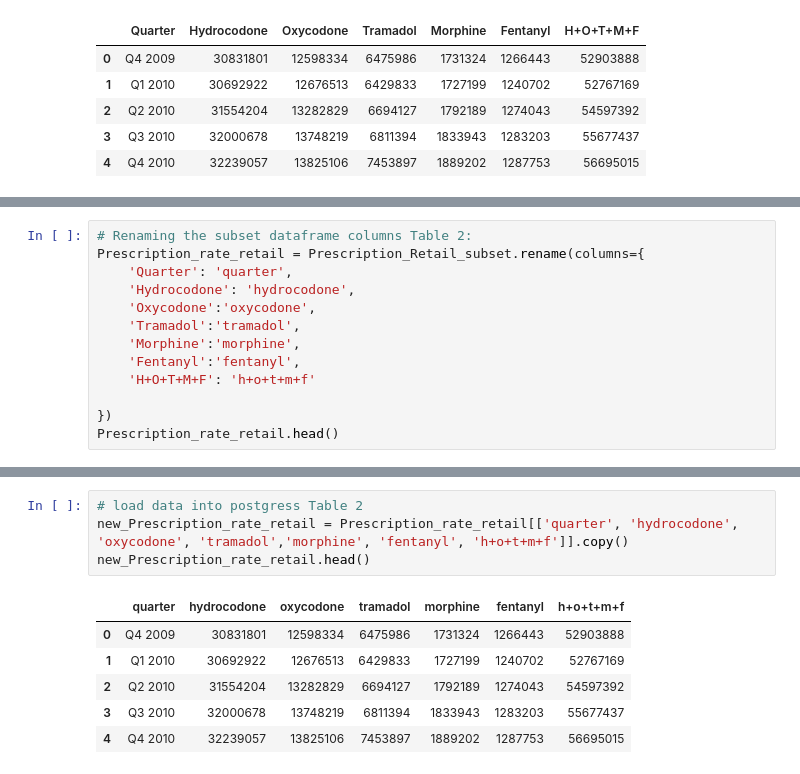
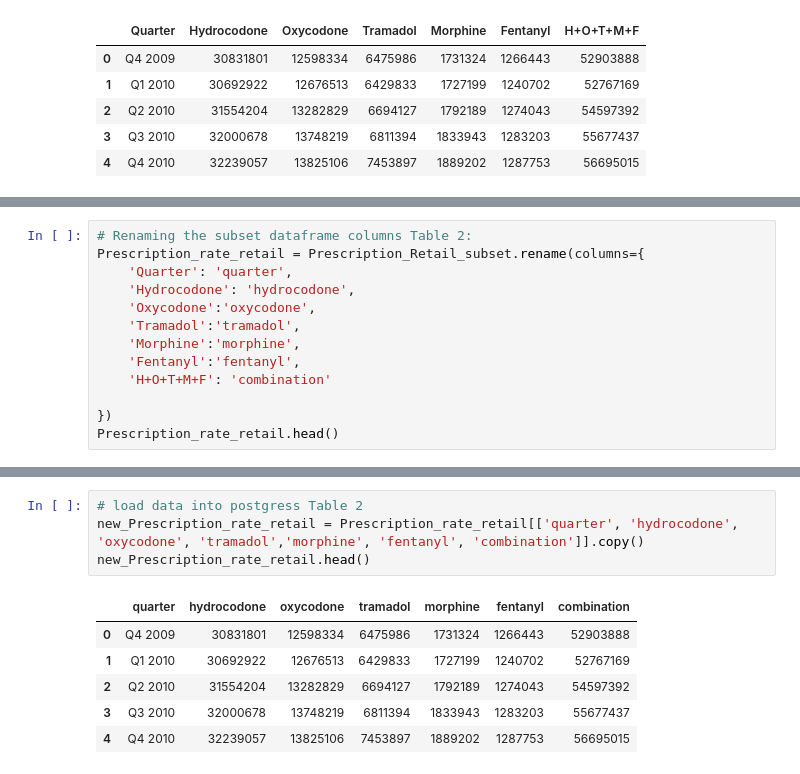
Before and after one commit to Chahnaz-Kbaisi/ETL-Project, a Jupyter notebook: Part_1/Opioid_Pres.ipynb, the cells around one changed output, grey strips where cells are left out. Saved outputs shown, nothing was run; the diff lists cells and outputs as text.

```diff
--- a/Part_1/Opioid_Pres.ipynb
+++ b/Part_1/Opioid_Pres.ipynb
@@ -145,7 +145,7 @@ Prescription_rate_retail = Prescription_Retail_subset.rename(columns={
     'Tramadol':'tramadol',
     'Morphine':'morphine',
     'Fentanyl':'fentanyl',
-    'H+O+T+M+F': 'h+o+t+m+f'
+    'H+O+T+M+F': 'combination'
 
 })
 Prescription_rate_retail.head()
@@ -194,9 +212,9 @@ new_Prescription_rate_va.head()
 # %%
 # load data into postgress Table 2
-new_Prescription_rate_retail = Prescription_rate_retail[['quarter', 'hydrocodone', 'oxycodone', 'tramadol','morphine', 'fentanyl', 'h+o+t+m+f']].copy()
+new_Prescription_rate_retail = Prescription_rate_retail[['quarter', 'hydrocodone', 'oxycodone', 'tramadol','morphine', 'fentanyl', 'combination']].copy()
 new_Prescription_rate_retail.head()
 # %% [output]
-|  | quarter | hydrocodone | oxycodone | tramadol | morphine | fentanyl | h+o+t+m+f |
+|  | quarter | hydrocodone | oxycodone | tramadol | morphine | fentanyl | combination |
 | 0 | Q4 2009 | 30831801 | 12598334 | 6475986 | 1731324 | 1266443 | 52903888 |
 | 1 | Q1 2010 | 30692922 | 12676513 | 6429833 | 1727199 | 1240702 | 52767169 |
 | 2 | Q2 2010 | 31554204 | 13282829 | 6694127 | 1792189 | 1274043 | 54597392 |
```
Also changed, not shown: parts of 19 cells of this notebook, 2 other files.
